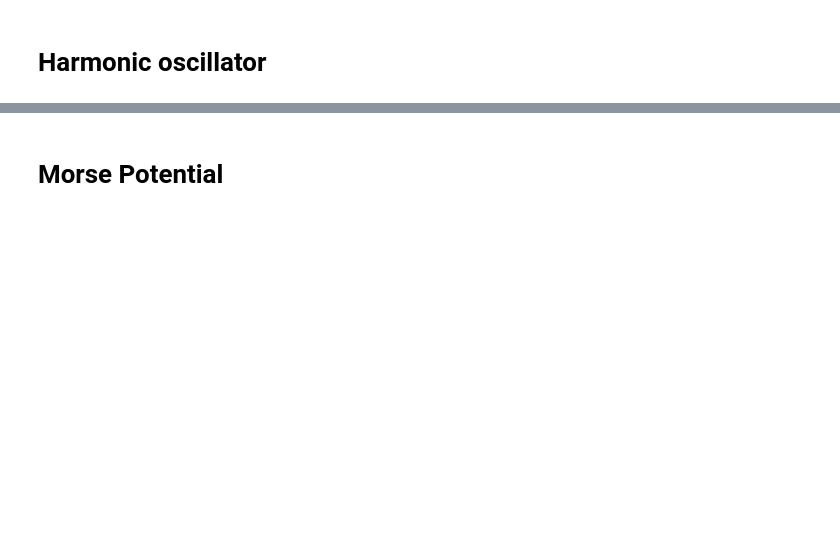
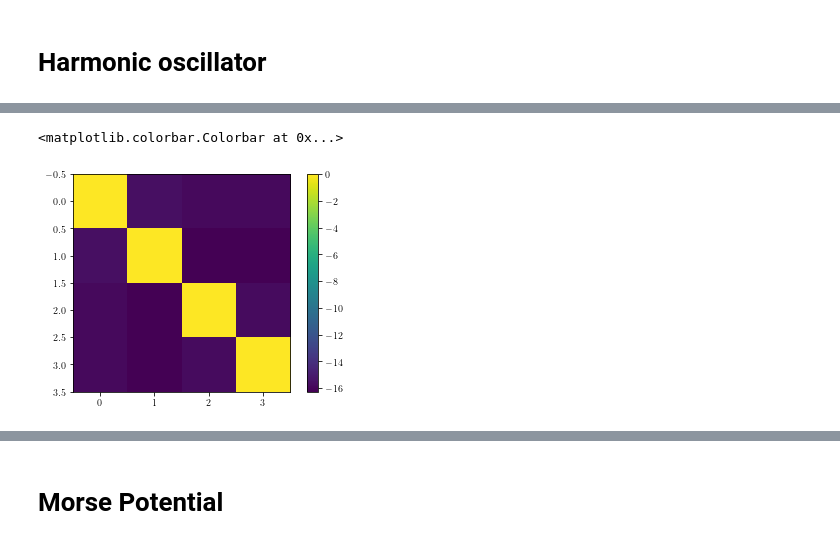
Before and after one commit to rwhitehill/CP-PHYS811-F24, a Jupyter notebook: P3/main.ipynb, the cells around one changed output, grey strips where cells are left out. Saved outputs shown, nothing was run; the diff lists cells and outputs as text; code cells hidden in the pictures; blank space fills up the shorter version.

```diff
--- a/P3/main.ipynb
+++ b/P3/main.ipynb
@@ -199,5 +209,5 @@ plt.show()
 # %% [markdown]
 # Harmonic oscillator
 # %%
-def V(t,m=1,w=1):
-    return 0.5*m*w**2*t**2
+def V(t):
+    return t**2
@@ -204,4 +218,5 @@ def V(t,m=1,w=1):
 # %%
-x,E,psi = solve_SE(-5,5,1000,V)
+x,E,psi = solve_SE(-50,50,1000,V)
+h   = x[1] - x[0]
 # %%
 E[:10]
@@ -208,6 +226,9 @@ E[:10]
 # %%
-img = plt.imshow(np.log10(np.abs(psi@psi.T)),cmap='inferno')
+img = plt.imshow(np.log10(np.abs(psi[:4]@psi[:4].T)),cmap='viridis')
 plt.colorbar(img)
+# %% [output]
+<matplotlib.colorbar.Colorbar at 0x...>
+[figure, added]
 # %%
 nrows,ncols = 1,1
 fig,ax = plt.subplots(nrows=nrows,ncols=ncols,figsize=(10*ncols,8*nrows))
```
Also changed, not shown: parts of 23 cells of this notebook, 1 other file.
